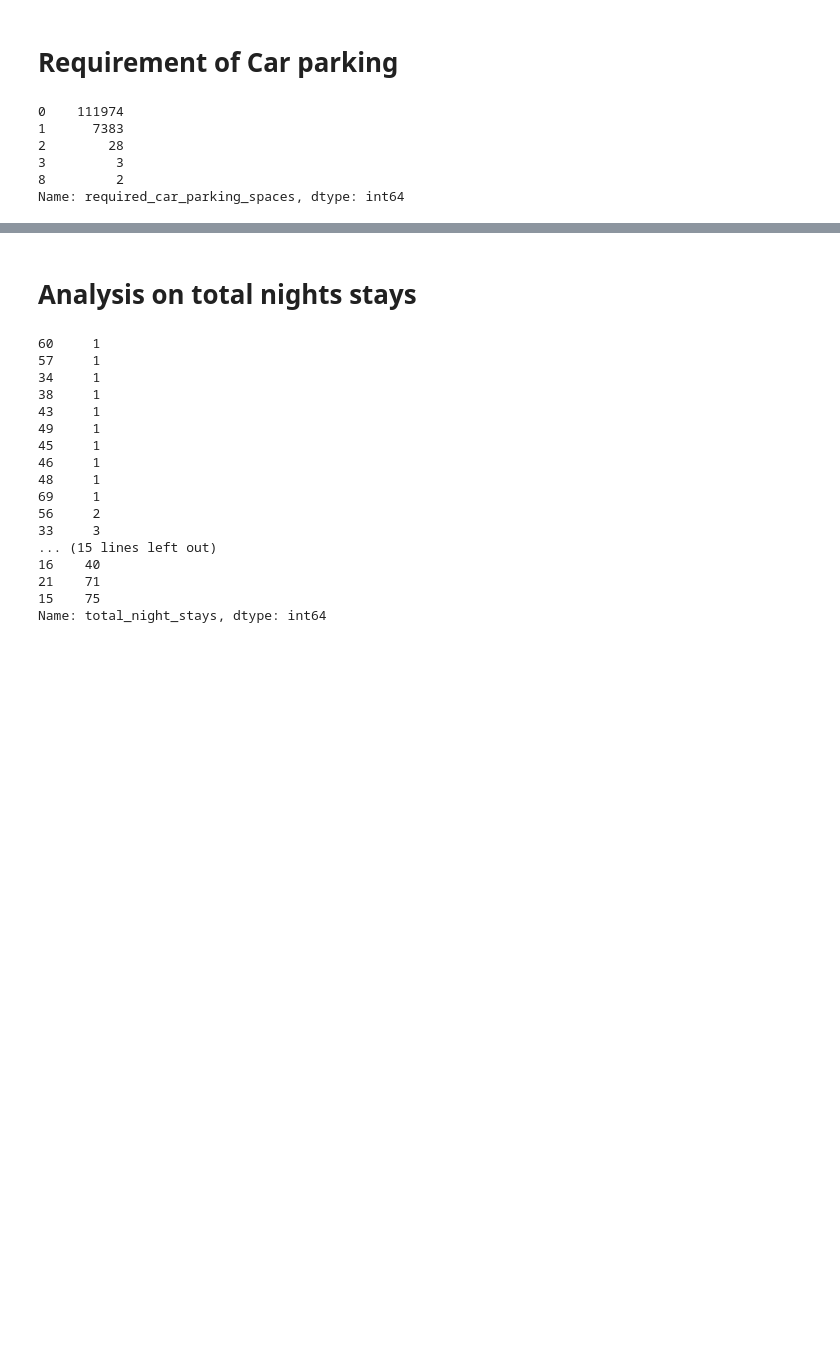
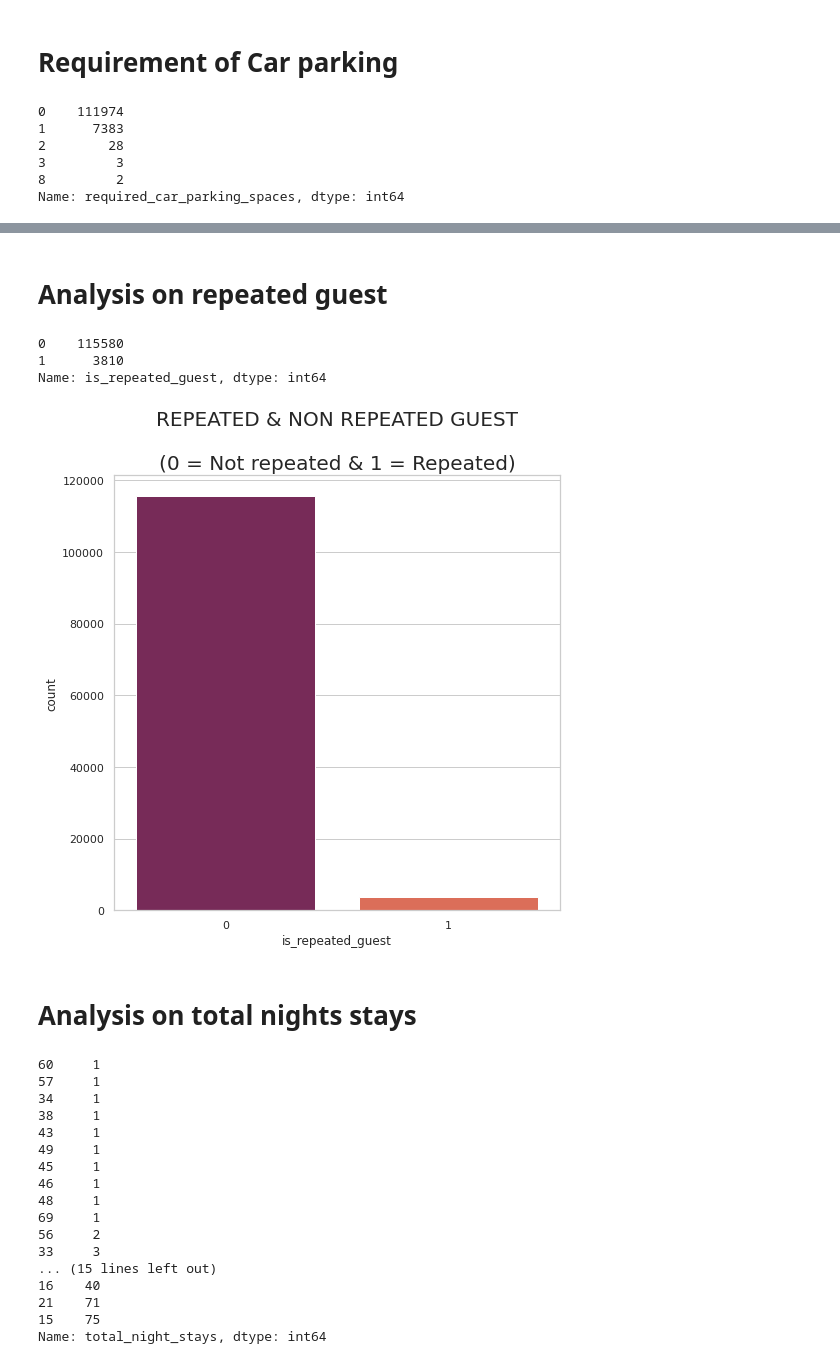
Before and after one commit to Arka1212/Hotel-Booking-Analysis, a Jupyter notebook: Hotel_Booking_Analysis_Capstone_Project.ipynb, the cells around one changed output, grey strips where cells are left out. Drawn from its saved outputs; the diff is of its cells as text; code cells hidden in the pictures; blank space fills up the shorter version.

```diff
--- a/Hotel_Booking_Analysis_Capstone_Project.ipynb
+++ b/Hotel_Booking_Analysis_Capstone_Project.ipynb
@@ -656,3 +658,23 @@ plt.show()
+# %% [markdown]
+# **Analysis on repeated guest**
+# %%
+# Count of repeated and non-repeated guest.(0 = Not repeated & 1 = Repeated)
+print(new_hotel_df['is_repeated_guest'].value_counts())
+
+# Visualisation.
+plt.figure(figsize=(8,8))
+sns.countplot(data = new_hotel_df, x = 'is_repeated_guest',palette='rocket')
+plt.title('''REPEATED & NON REPEATED GUEST
+
+(0 = Not repeated & 1 = Repeated)''',fontsize=20)
+plt.show()
+
+# It shows that most of the guests do not repeat their bookings.
+# %% [output]
+0    115580
+1      3810
+Name: is_repeated_guest, dtype: int64
+[figure, added]
 # %% [markdown]
 # **Analysis on total nights stays**
 # %%
```
Also changed, not shown: parts of 8 cells of this notebook.
